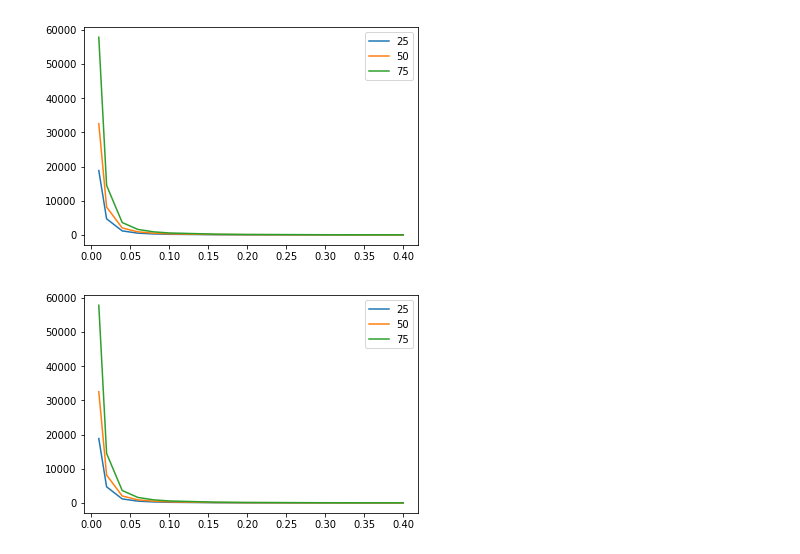
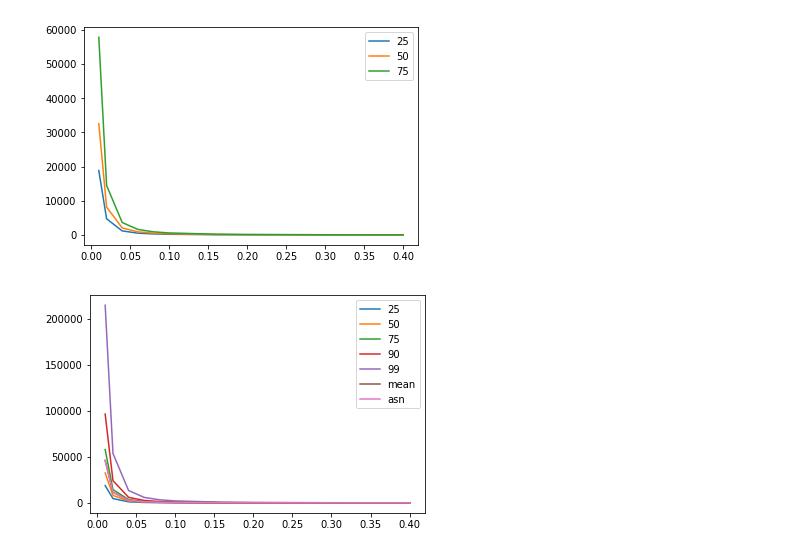
Before and after one commit to gwexploratoryaudits/brla_explore, a Jupyter notebook: notebook/optimalaudit.ipynb, the cells around one changed output. Cells and saved outputs as stored; diff of their text form; code cells hidden in the pictures.

```diff
--- a/notebook/optimalaudit.ipynb
+++ b/notebook/optimalaudit.ipynb
@@ -315,6 +321,6 @@ df.ix[:3].T.plot();
 # %% [output]
 [figure]
 # %%
-df.ix[:3].T.plot();
+df.T.plot();
 # %% [output]
-[figure, old version]
+[figure, new version]
```
Also changed, not shown: parts of 6 cells of this notebook.
